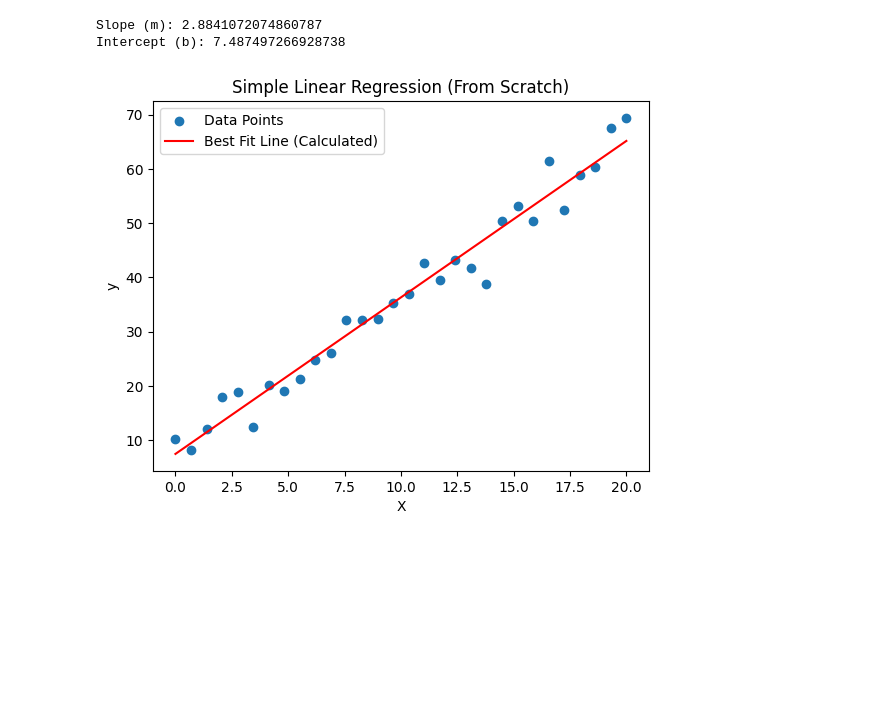
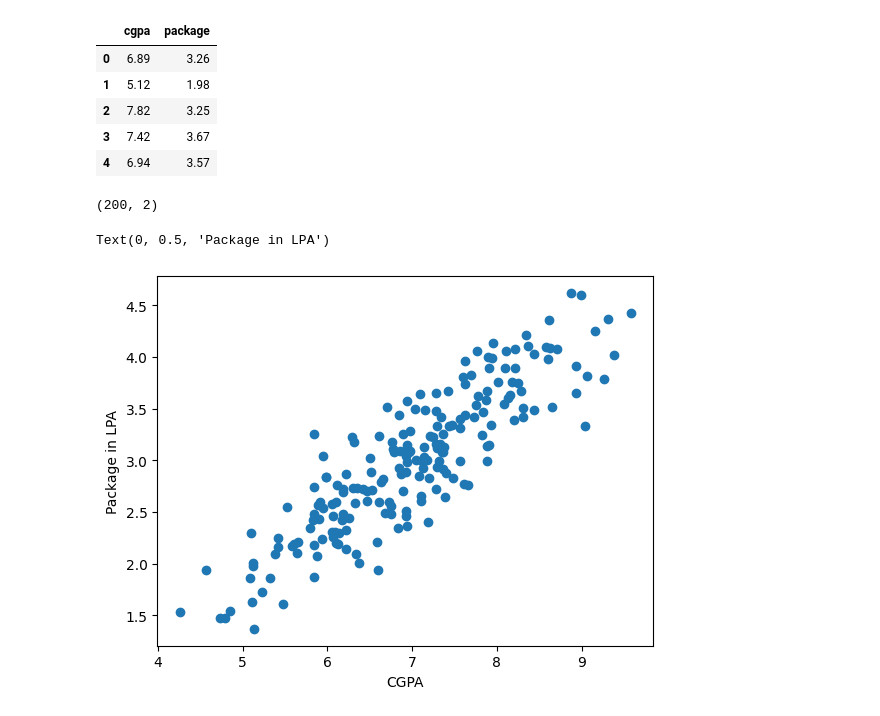
Before and after one commit to ankitverma969/Machine_Learning_Practice, a Jupyter notebook: Regression/SimpleLinearRegression.ipynb, the cells around one changed output. Drawn from its saved outputs; the diff is of its cells as text; code cells hidden in the pictures; blank space fills up the shorter version.

Commit message:
Simple Linear Regression

```diff
--- a/Regression/SimpleLinearRegression.ipynb
+++ b/Regression/SimpleLinearRegression.ipynb
@@ -19,22 +4,0 @@ y = 3 * X + 5 + noise
-# %%
-# ---------------------------
-# Step 2: Calculate slope (m) and intercept (b)
-# ---------------------------
-# Formula:
-# m = Σ((x - mean_x)(y - mean_y)) / Σ((x - mean_x)^2)
-# b = mean_y - m * mean_x
-
-mean_x = np.mean(X)
-mean_y = np.mean(y)
-
-numerator = np.sum((X - mean_x) * (y - mean_y))
-denominator = np.sum((X - mean_x)**2)
-
-m = numerator / denominator
-b = mean_y - m * mean_x
-
-print("Slope (m):", m)
-print("Intercept (b):", b)
-# %% [output]
-Slope (m): 2.8841072074860787
-Intercept (b): 7.487497266928738
@@ -46,13 +5,22 @@ y_pred = m * X + b
-# %%
-# ---------------------------
-# Step 4: Plot results
-# ---------------------------
-plt.scatter(X, y, label="Data Points")
-plt.plot(X, y_pred, color="red", label="Best Fit Line (Calculated)")
-plt.title("Simple Linear Regression (From Scratch)")
-plt.xlabel("X")
-plt.ylabel("y")
-plt.legend()
-plt.show()
-# %% [output]
-[figure, removed]
+# %%
+df = pd.read_csv('placement.csv')
+# %%
+df.head()
+# %% [output]
+|  | cgpa | package |
+| 0 | 6.89 | 3.26 |
+| 1 | 5.12 | 1.98 |
+| 2 | 7.82 | 3.25 |
+| 3 | 7.42 | 3.67 |
+| 4 | 6.94 | 3.57 |
+# %%
+df.shape
+# %% [output]
+(200, 2)
+# %%
+plt.scatter(df['cgpa'],df['package'])
+plt.xlabel("CGPA")
+plt.ylabel("Package in LPA")
+# %% [output]
+Text(0, 0.5, 'Package in LPA')
+[figure, added]
```
Also changed, not shown: parts of 19 cells of this notebook, 2 other files.
